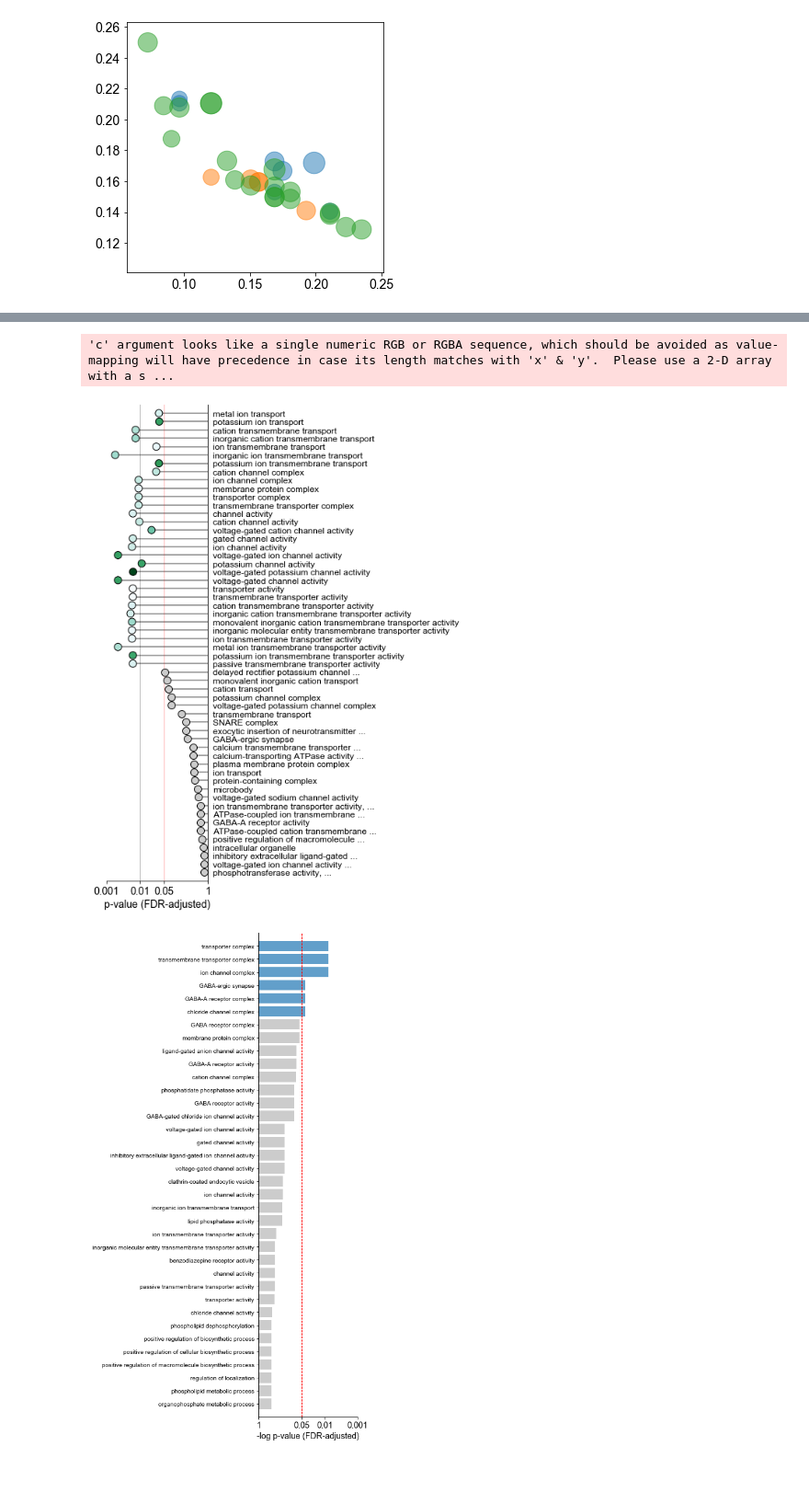
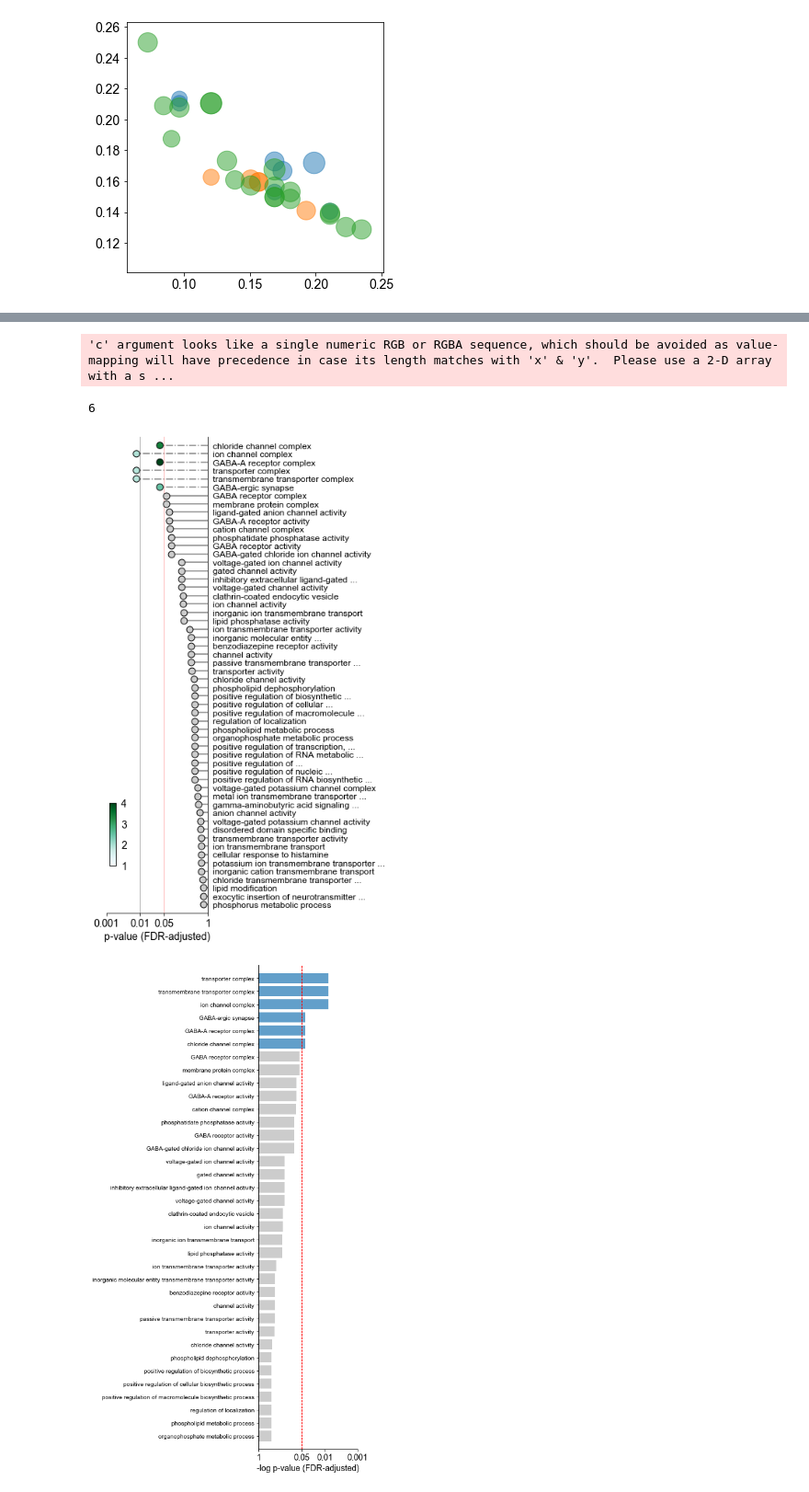
Before and after one commit to rdgao/field-echos, a Jupyter notebook: notebooks/3_viz_human_structural.ipynb, the cells around one changed output, grey strips where cells are left out. Shown at 92% size. Saved outputs shown, nothing was run; the diff lists cells and outputs as text; code cells hidden in the pictures.

```diff
--- a/notebooks/3_viz_human_structural.ipynb
+++ b/notebooks/3_viz_human_structural.ipynb
@@ -1063,7 +1119,7 @@ plt.savefig(fig_path%'GOEA_res_rmvt1t2', bbox_inches='tight')
 ### Genes highly associated with timescale, after removing T1w/T2w, are (more) related to channel transporter complexs
 After removing T1w/T2w as an intermediate covariate, genes with residuals that are significantly associated with timescale residuals are still the ones that are related to ionic transporter complexes. In fact, because there is a decreased number of genes that survive the significance threshold in the new PLS model, the first 4 GO items have a higher "ratio in study". In other words, regressing out T1w/T2w preferentially removed genes that are __not__ related to transmembrane transport, hence resulting in a higher enrichment ratio. As a result, the p-value for those 4 GO items are also much lower in the residual analysis. Lastly, partialling out T1w/T2w revealed functional groups related to GABAergic signaling, specifically GABA-A synapses. This again suggests an important role for fast inhibitory synapses in tuning timescale of transmembrane current fluctuations.
 # %%
-_, df_goea_sig_rmvt1t2_pos, goea_results_sig_rmvt1t2_pos, _ = echo_utils.run_goea(df_pls_rmvt1t2, symbol2id_dict, goea_obj, posneg='pos')
+df_goea_rmvt1t2_pos, df_goea_sig_rmvt1t2_pos, goea_results_sig_rmvt1t2_pos, _ = echo_utils.run_goea(df_pls_rmvt1t2, symbol2id_dict, goea_obj, posneg='pos')
 df_goea_sig_rmvt1t2_pos
 # %% [output]
 Run BP Gene Ontology Analysis: current study set of 820 IDs ...
@@ -1413,68 +1483,63 @@ def snip_name(name, letter_limit=40):
         return name
 # %%
 alpha = 0.05
-df_plot = df_goea_brain_rmvt1t2_neg.sort_values('pv').reset_index(drop=True)
+df_plot = df_goea_brain_rmvt1t2.sort_values('pv').reset_index(drop=True)
 
+# reorder the significant ones based on their ontology and name
 df_sig_go = df_plot[df_plot['pv']<alpha].sort_values(['branch', 'depth', 'ID']).reset_index(drop=True)
-# reorder the significant ones based on their name
 df_sig_reorder = []
 for br, gb in df_sig_go.groupby('branch'):
-    df_sig_reorder.append(gb.iloc[np.argsort([n.split(' ')[::-1] for n in gb['name'].tolist()])])
+    if len(gb)>1:
+        df_sig_reorder.append(gb.iloc[np.argsort([n.split(' ')[::-1] for n in gb['name'].tolist()])])
+    else:
+        df_sig_reorder.append(gb)
 
 df_sig_go = pd.concat(df_sig_reorder, ignore_index=True)
+
 n_sig = len(df_sig_go)
+print(n_sig)
 
-n_insig = 25
+# plot the next few insignificant ones
+n_insig = 56-n_sig
 df_insig_go = df_plot.iloc[n_sig:n_sig+n_insig]
 
 plt.figure(figsize=(2.5,12))
-# plot significant but split by ontology
-plt.plot(np.array([np.zeros(n_sig), -np.log10(df_sig_go['pv'])]), [df_sig_go.index, df_sig_go.index], 'k', zorder=-20, alpha=0.5)
-plt.scatter(-np.log10(df_sig_go['pv']), df_sig_go.index, alpha=1, c=df_sig_go['enrichment_ratio'], cmap='BuGn', ec='k', s=100)
-#    plt.barh(gb.index, -np.log10(gb['pv']), alpha=0.7)
+plt.plot(np.array([np.zeros(n_sig), -np.log10(df_sig_go['pv'])]), [df_sig_go.index, df_sig_go.index], 'k-.', zorder=-20, alpha=0.5)
+sc = plt.scatter(-np.log10(df_sig_go['pv']), df_sig_go.index, alpha=1, c=df_sig_go['enrichment_ratio'], cmap='BuGn', ec='k', s=80, vmin=1, vmax=4)
+
+# plot insignificant
+plt.plot(np.array([np.zeros(len(df_insig_go)), -np.log10(df_insig_go['pv'])]), [df_insig_go.index, df_insig_go.index], 'k', zorder=-20, alpha=0.5)
+plt.scatter(-np.log10(df_insig_go['pv']), df_insig_go.index, alpha=1, c=[.8,.8,.8], ec='k', s=80)
 
 
-
-# plt.figure(figsize=(2.5,12))
-# labels= []
-# # plot significant but split by ontology
-# for br, gb in df_sig_go.groupby('branch'):
-#     gb = gb.iloc[np.argsort([n.split(' ')[::-1] for n in gb['name'].tolist()])]
-# #    [print(n) for n in gb['name']]
-#     labels = labels + gb['name'].values.tolist()
-#     plt.plot(np.array([np.zeros(len(gb)), -np.log10(gb['pv'])]), [gb.index, gb.index], 'k', zorder=-20, alpha=0.5)
-#     plt.scatter(-np.log10(gb['pv']), gb.index, alpha=1, c=gb['enrichment_ratio'], cmap='BuGn', ec='k', s=100)
-# #    plt.barh(gb.index, -np.log10(gb['pv']), alpha=0.7)
-
-# plot insignificant
-#plt.barh(np.arange(n_insig)+n_sig, -np.log10(df_insig_go['pv']), color='k', alpha=0.2)
-#df_insig_go = df_insig_go.iloc[np.argsort([n.split(' ')[::-1] for n in df_insig_go['name'].tolist()])]
-plt.plot(np.array([np.zeros(len(df_insig_go)), -np.log10(df_insig_go['pv'])]), [df_insig_go.index, df_insig_go.index], 'k', zorder=-20, alpha=0.5)
-plt.scatter(-np.log10(df_insig_go['pv']), df_insig_go.index, alpha=1, c=[.8,.8,.8], ec='k', s=100)
-
-#labels = labels + [' '.join(n['name'].split(' '))[:40] for _, n in df_insig_go.iterrows()]
-
+# get labels and shorten the insignificant ones
 labels = df_sig_go['name'].values.tolist() + [snip_name(n['name']) for _, n in df_insig_go.iterrows()]
 plt.yticks(np.arange(n_sig+n_insig), labels, horizontalalignment='left', fontsize=12)
 #[print(n) for n in labels]
 
 # labels = [snip_name(n['name']) for _, n in df_insig_go.iterrows()]
 # plt.yticks(np.arange(n_insig)+n_sig, labels, horizontalalignment='left', fontsize=12)
 
 plt.axvline(-np.log10(alpha), ls='-', lw=1, color='r', zorder=-10, alpha=0.3)
 plt.axvline(-np.log10(0.01), ls='-', lw=1, color='k', zorder=-10, alpha=0.3)
 plt.gca().yaxis.tick_right()
-#plt.colorbar()
-
 plt.ylim([-1, n_sig+n_insig])
 plt.xticks(-np.log10([1, 0.05, 0.01, 0.001]), ['1','0.05','0.01', '0.001']); plt.xlim([0, 3])
 plt.xlabel('p-value (FDR-adjusted)')
 plt.gca().invert_yaxis(); plt.gca().invert_xaxis(); despine()
+
+# colorbar
+plt.clim(0,1)
+cbaxes = plt.gcf().add_axes([0.15, 0.2, 0.05, 0.1])
+cb = plt.colorbar(sc, cax = cbaxes)
+
+
 despine(right=False, left=True);# plt.tight_layout()
-plt.savefig(fig_path%'GOEA_res_braingenes_rmvt1t2_neg_test', bbox_inches='tight')
+plt.savefig(fig_path%'GOEA_res_braingenes_rmvt1t2', bbox_inches='tight')
 # %% [output]
 'c' argument looks like a single numeric RGB or RGBA sequence, which should be avoided as value-mapping will have precedence in case its length matches with 'x' & 'y'.  Please use a 2-D array with a s ...
+6
-[figure, old version]
+[figure, new version]
 # %%
 
 
```
Also changed, not shown: parts of 15 cells of this notebook, 29 other files.
